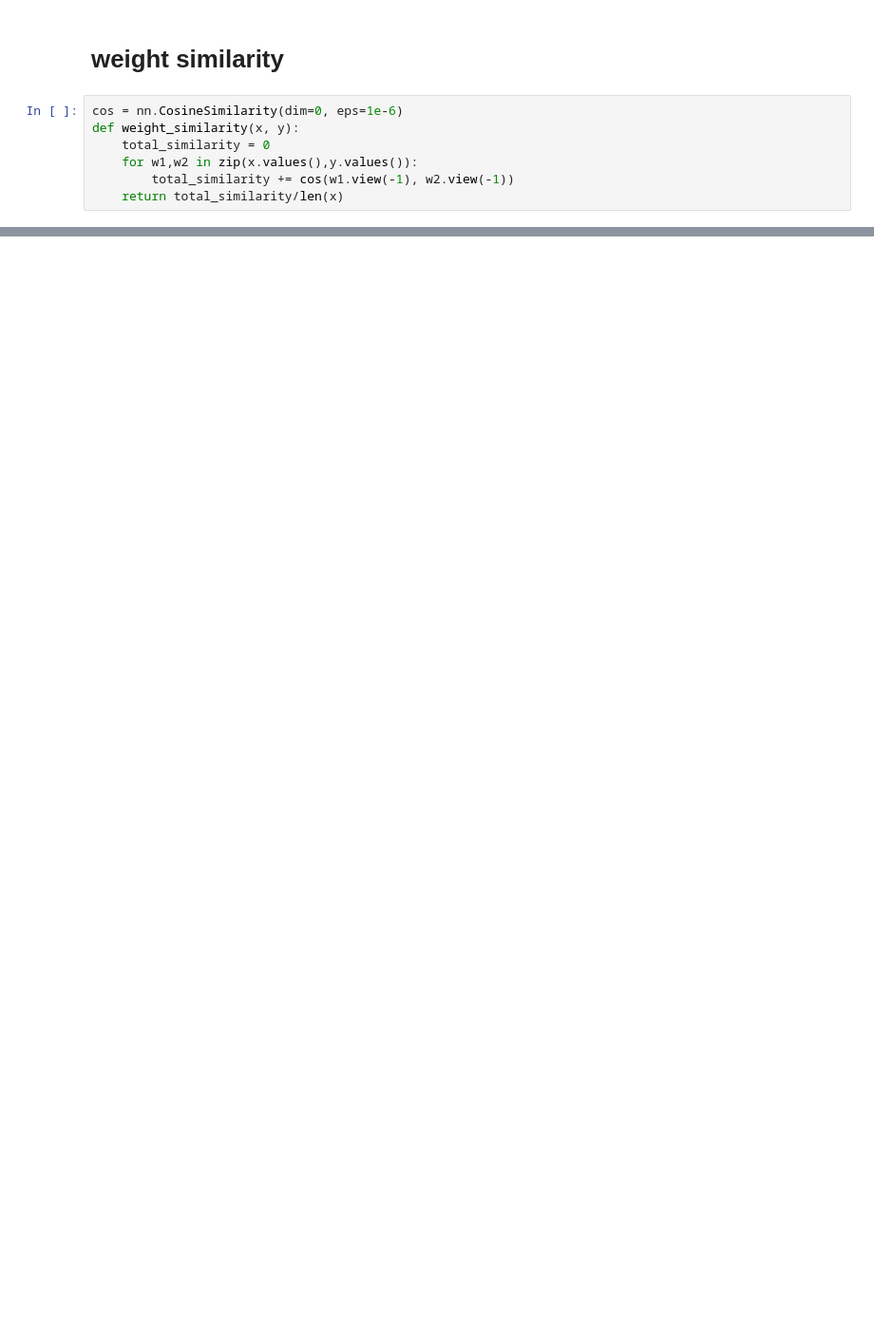
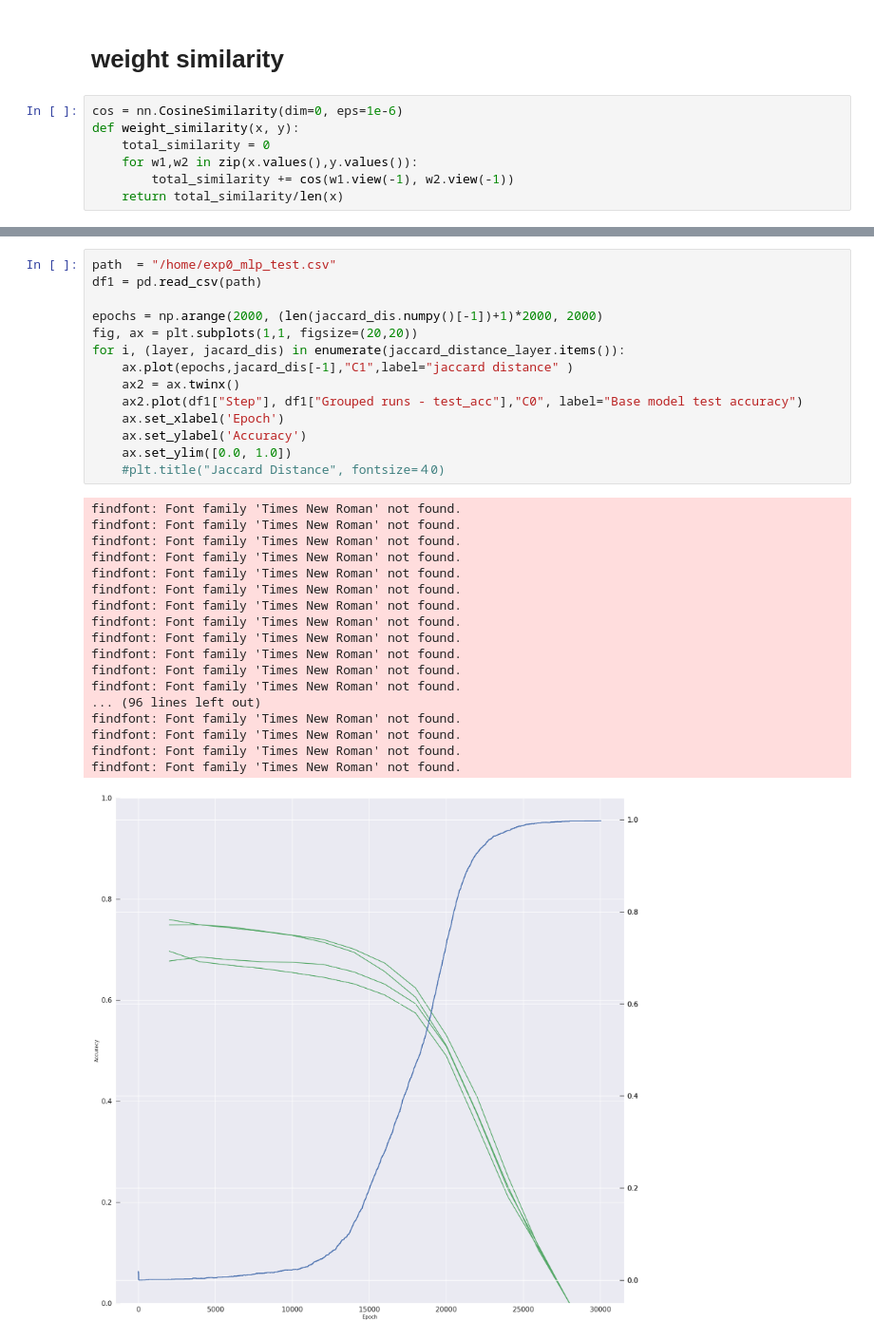
Before and after one commit to gouki510/Grokking-Tickets, a Jupyter notebook: mask_sim.ipynb, the cells around one changed output, grey strips where cells are left out. Shown at 95% size. Cells and saved outputs as stored; diff of their text form; blank space fills up the shorter version.

```diff
--- a/mask_sim.ipynb
+++ b/mask_sim.ipynb
@@ -276,0 +504,33 @@ ax2.grid(False)
+# %%
+path  = "/home/exp0_mlp_test.csv"
+df1 = pd.read_csv(path)
+
+epochs = np.arange(2000, (len(jaccard_dis.numpy()[-1])+1)*2000, 2000)
+fig, ax = plt.subplots(1,1, figsize=(20,20))
+for i, (layer, jacard_dis) in enumerate(jaccard_distance_layer.items()):
+    ax.plot(epochs,jacard_dis[-1],"C1",label="jaccard distance" )
+    ax2 = ax.twinx()
+    ax2.plot(df1["Step"], df1["Grouped runs - test_acc"],"C0", label="Base model test accuracy")
+    ax.set_xlabel('Epoch')
+    ax.set_ylabel('Accuracy')
+    ax.set_ylim([0.0, 1.0])
+    #plt.title("Jaccard Distance", fontsize=４0)
+# %% [output]
+findfont: Font family 'Times New Roman' not found.
+findfont: Font family 'Times New Roman' not found.
+findfont: Font family 'Times New Roman' not found.
+findfont: Font family 'Times New Roman' not found.
+findfont: Font family 'Times New Roman' not found.
+findfont: Font family 'Times New Roman' not found.
+findfont: Font family 'Times New Roman' not found.
+findfont: Font family 'Times New Roman' not found.
+findfont: Font family 'Times New Roman' not found.
+findfont: Font family 'Times New Roman' not found.
+findfont: Font family 'Times New Roman' not found.
+findfont: Font family 'Times New Roman' not found.
+... (96 lines left out)
+findfont: Font family 'Times New Roman' not found.
+findfont: Font family 'Times New Roman' not found.
+findfont: Font family 'Times New Roman' not found.
+findfont: Font family 'Times New Roman' not found.
+[figure, added]
```
Also changed, not shown: parts of 9 cells of this notebook, 16 other files.
